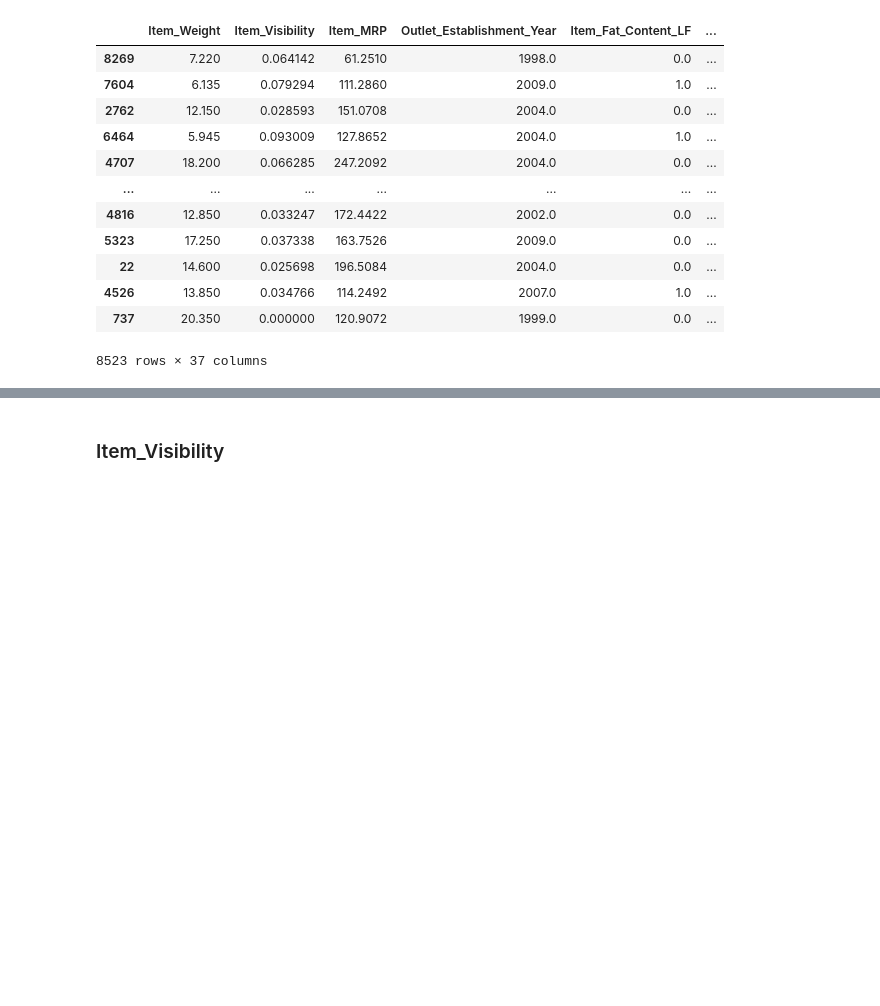
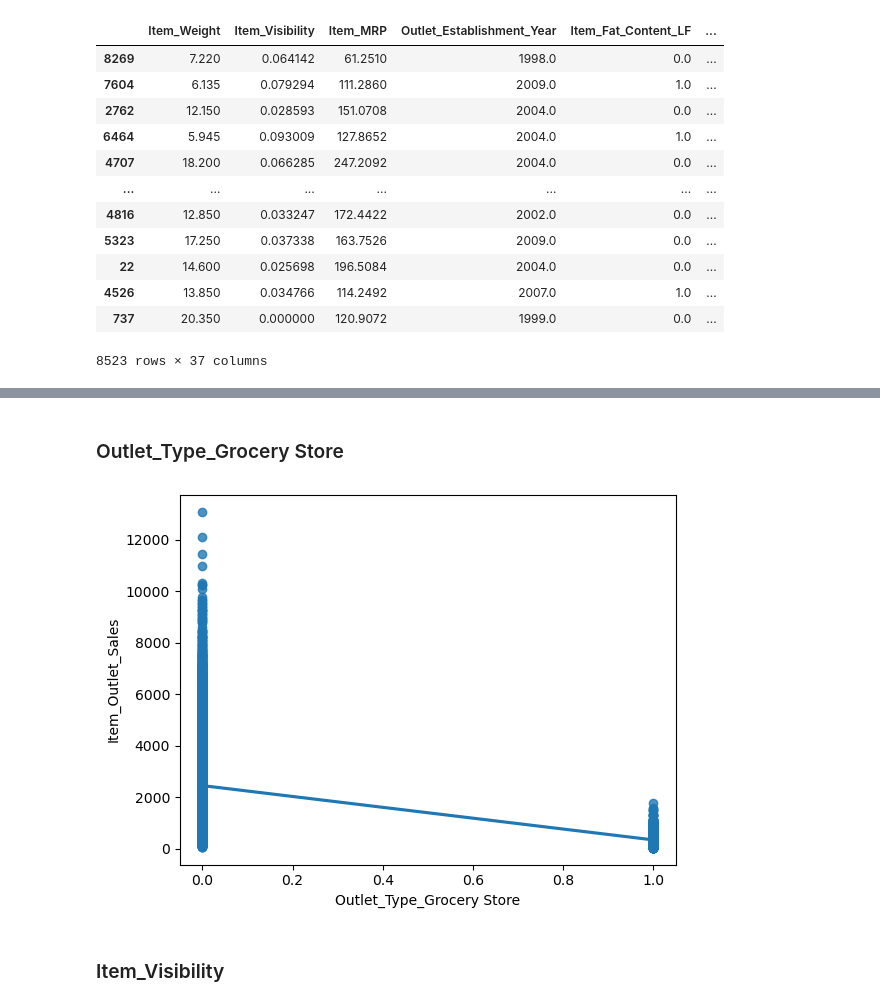
Before and after one commit to Jalicia-Harris/Predictions-of-Product-Sales, a Jupyter notebook: Project1-Revisited.ipynb, the cells around one changed output, grey strips where cells are left out. Drawn from its saved outputs; the diff is of its cells as text; code cells hidden in the pictures; blank space fills up the shorter version.

```diff
--- a/Project1-Revisited.ipynb
+++ b/Project1-Revisited.ipynb
@@ -738,2 +739,9 @@ plot_df
+# %% [markdown]
+### Outlet_Type_Grocery Store
+# %%
+# Observing relationship between 'Outlet_Type_Grocery Store' and 'Item_Outlet_Sales'.
+sns.regplot(data=plot_df, x='Outlet_Type_Grocery Store', y='Item_Outlet_Sales');
+# %% [output]
+[figure, added]
 # %% [markdown]
 ### Item_Visibility
```
Also changed, not shown: parts of 7 cells of this notebook.
